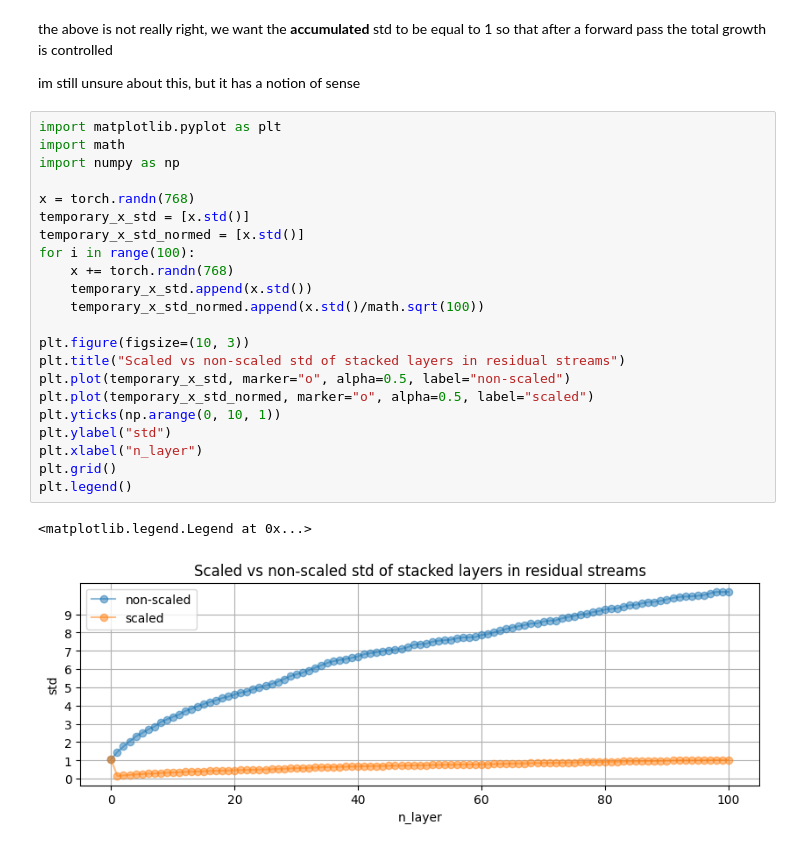
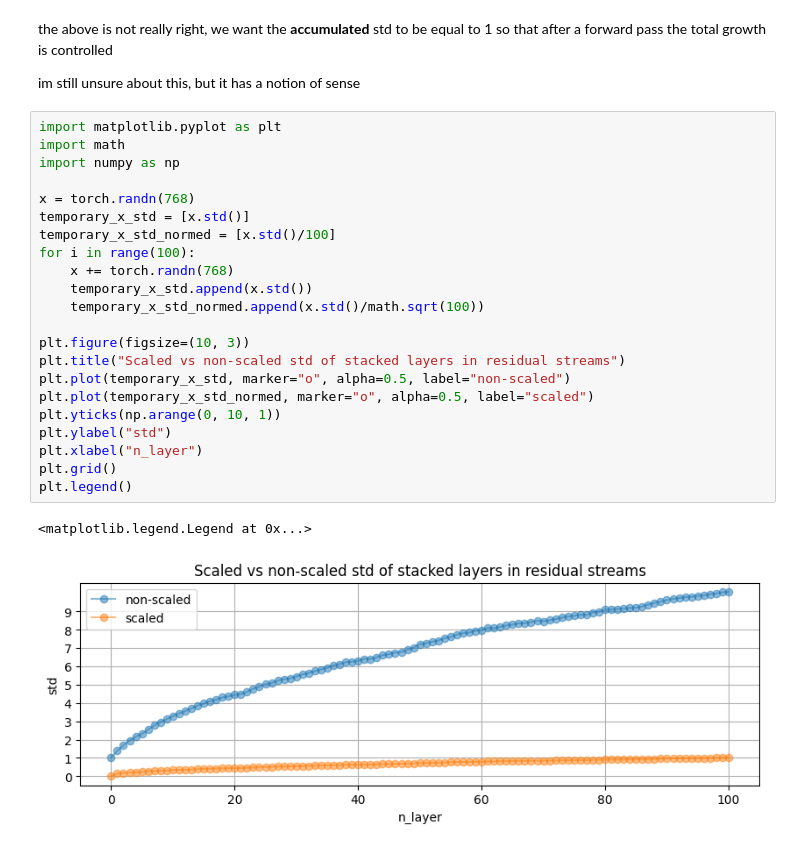
Before and after one commit to Laz4rz/GPT-2, a Jupyter notebook: hf_playground.ipynb, the cells around one changed output. Cells and saved outputs as stored; diff of their text form.

Commit message:
readme: fixed plot for residual std scaling

```diff
--- a/hf_playground.ipynb
+++ b/hf_playground.ipynb
@@ -221,25 +221,25 @@ im still unsure about this, but it has a notion of sense
 # %%
 import matplotlib.pyplot as plt
 import math
 import numpy as np
 
 x = torch.randn(768)
 temporary_x_std = [x.std()]
-temporary_x_std_normed = [x.std()]
+temporary_x_std_normed = [x.std()/100]
 for i in range(100):
     x += torch.randn(768)
     temporary_x_std.append(x.std())
     temporary_x_std_normed.append(x.std()/math.sqrt(100))
 
 plt.figure(figsize=(10, 3))
 plt.title("Scaled vs non-scaled std of stacked layers in residual streams")
 plt.plot(temporary_x_std, marker="o", alpha=0.5, label="non-scaled")
 plt.plot(temporary_x_std_normed, marker="o", alpha=0.5, label="scaled")
 plt.yticks(np.arange(0, 10, 1))
 plt.ylabel("std")
 plt.xlabel("n_layer")
 plt.grid()
 plt.legend()
 # %% [output]
 <matplotlib.legend.Legend at 0x...>
-[figure, old version]
+[figure, new version]
```
Also changed, not shown: 3 other files.
